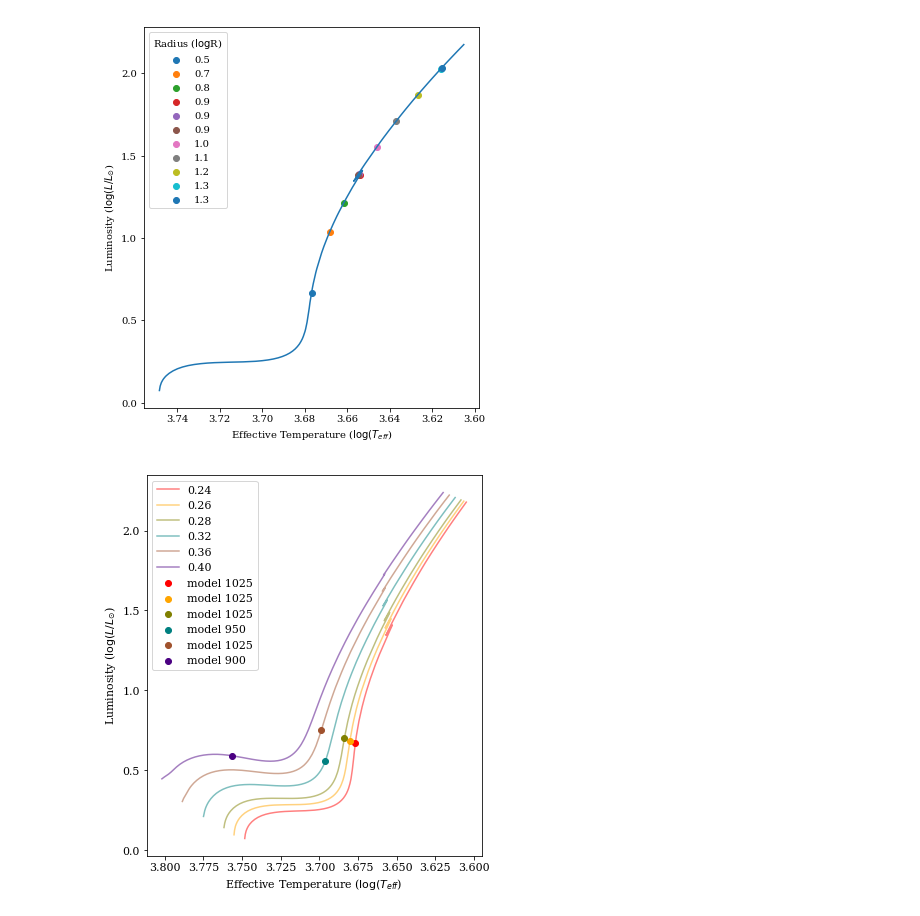
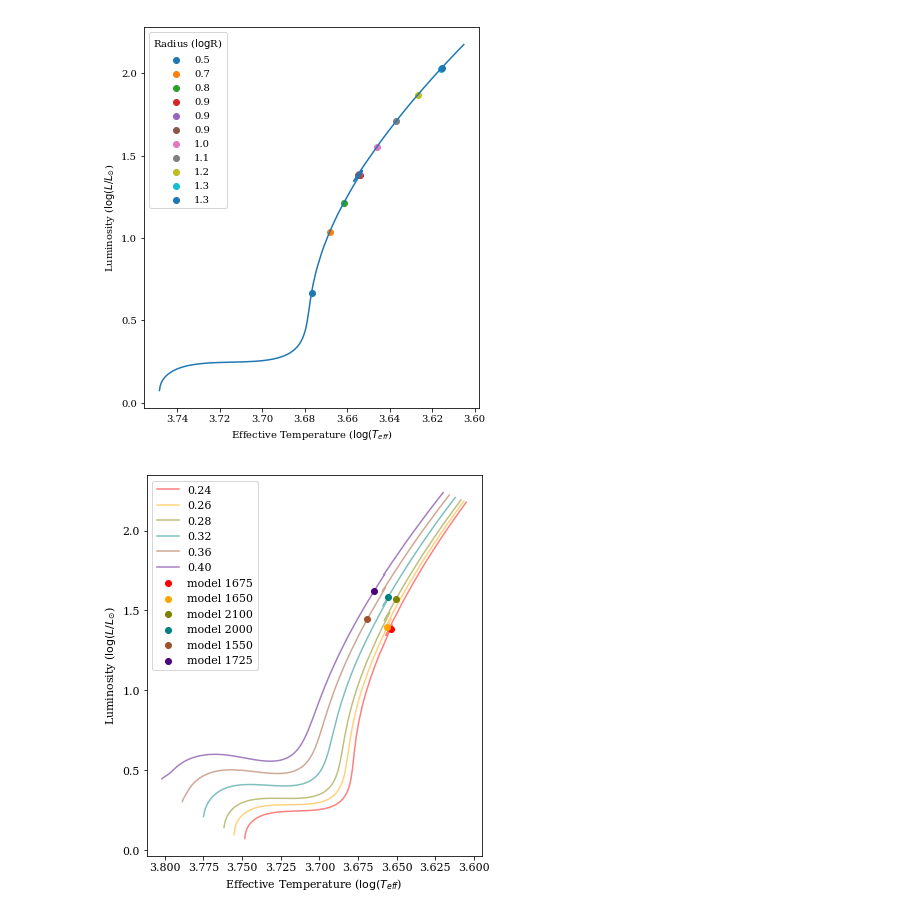
Before and after one commit to daw538/y4project, a Jupyter notebook: Dan_notebooks/mesa/mesareader.ipynb, the cells around one changed output. Saved outputs shown, nothing was run; the diff lists cells and outputs as text; code cells hidden in the pictures.

Commit message:
Testing new conditions for MESA models.

```diff
--- a/Dan_notebooks/mesa/mesareader.ipynb
+++ b/Dan_notebooks/mesa/mesareader.ipynb
@@ -128,32 +128,32 @@ M = 1.0
 plt.figure(1, figsize=(6,7))
 for i,j in zip(files, profs):
 
 
     df = pd.read_csv(i[0], skiprows=5, delim_whitespace=True)
     df = df.loc[(df.he_core_mass != 0.0)]
     dg = pd.read_csv(j[0], skiprows=1,
                   names=['model', 'priority', 'profile'], delim_whitespace=True)
-    dg = dg.loc[(dg.priority == 1) & (dg.profile == 4)]['model']
+    dg = dg.loc[(dg.priority == 1) & (dg.profile == 7)]['model']
     pt = dg.values
     if not pt:
         continue
     else:
         if str(i[0][42:45]) == str(M):
             colour = next(colours)
             label = 'model '+str(int(pt))
             plt.scatter(df.loc[(df.model_number == int(pt))]['log_Teff'],
                     df.loc[(df.model_number == int(pt))]['log_L'], c=colour, label=label)
             label = str(i[0][47:51])
             #label = str(i[0][42:45])
             plt.plot(df['log_Teff'], df['log_L'], c=colour, zorder=0,
                      alpha=0.5, label=label)
 
 
 plt.gca().invert_xaxis()
 plt.xlabel(r'Effective Temperature ($\log(T_{eff}$)')
 plt.ylabel(r'Luminosity ($\log(L/L_{\odot}$)')
 #plt.legend(['0.24', '0.26', '0.28', '0.32', '0.36', '0.40'], title=r'$Y_{init}$')
 plt.legend()
 plt.show()
 # %% [output]
-[figure, old version]
+[figure, new version]
```
Also changed, not shown: parts of 1 cell of this notebook.
